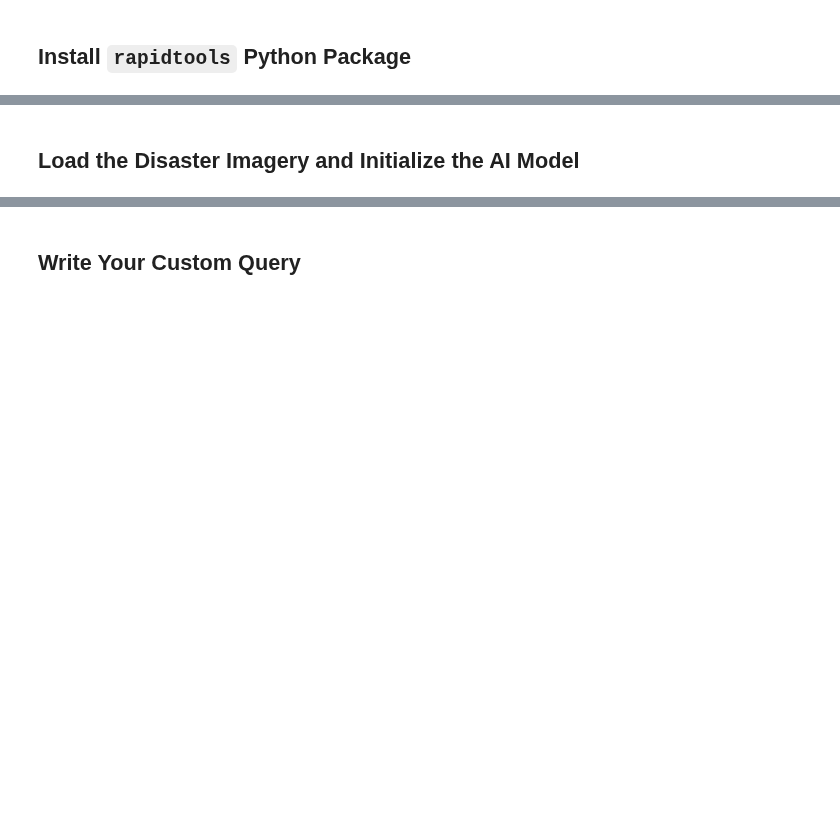
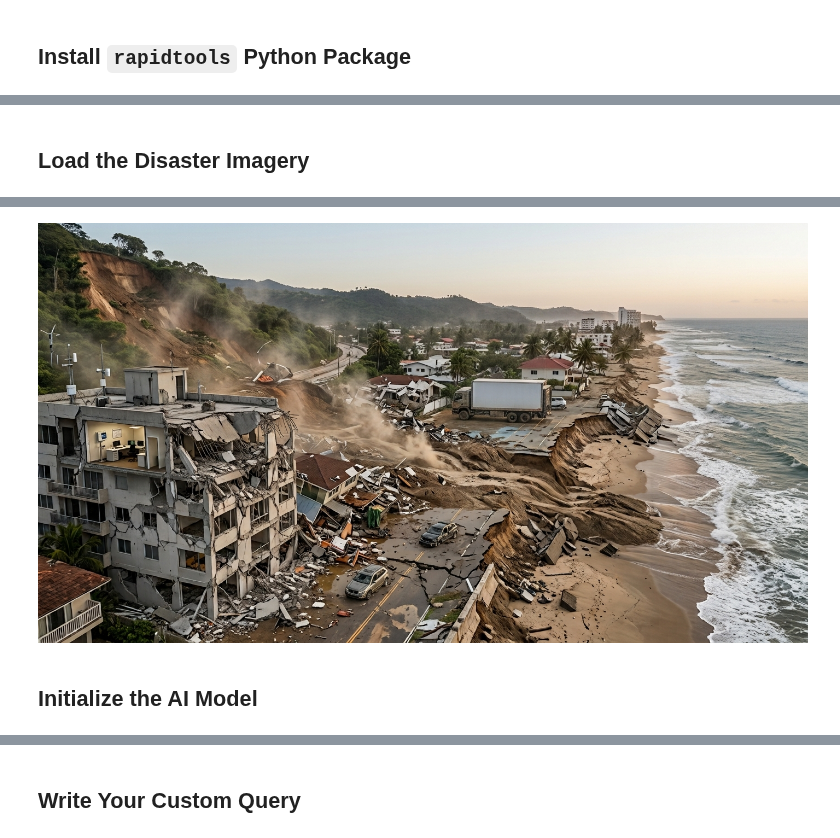
Before and after one commit to RAPID-Facility/rAPIdtools, a Jupyter notebook: examples/single_image_vlm_inference.ipynb, the cells around one changed output, grey strips where cells are left out. Saved outputs shown, nothing was run; the diff lists cells and outputs as text; code cells hidden in the pictures; blank space fills up the shorter version.

Commit message:
bc - Updating the single image VLM inference example

```diff
--- a/examples/single_image_vlm_inference.ipynb
+++ b/examples/single_image_vlm_inference.ipynb
@@ -23,4 +23,14 @@ grpcio-status 1.71.2 requires protobuf<6.0dev,>=5.26.1, but you have protobuf 6.
 google-ai-generativelanguage 0.6.15 requires protobuf!=4.21.0,!=4.21.1,!=4.21.2,!=4.21.3,!=4.21.4,!=4.21.5,<6.0.0dev,>=3.20.2, but you have protobuf 6.33.6 which is incompatible.
 Successfully installed bitsandbytes-0.49.2 mapbox_vector_tile-2.2.0 protobuf-6.33.6 pyclipper-1.4.0 rapidtools-0.1.0
 # %% [markdown]
-## **Load the Disaster Imagery and Initialize the AI Model**
+## **Load the Disaster Imagery**
+# %%
+from rapidtools import Gemma4Inference, download_dataset
+from PIL import Image
+from IPython.display import display
+
+# Download our generated disaster reconnaissance photo
+[image_path] = download_dataset('synthetic_landslide_image')
+
+display(Image.open(image_path))
+# %% [output]
@@ -27 +45,4 @@ Successfully installed bitsandbytes-0.49.2 mapbox_vector_tile-2.2.0 protobuf-6.3
+[figure, added]
+# %% [markdown]
+## **Initialize the AI Model**
 # %%
```
Also changed, not shown: parts of 4 cells of this notebook.
